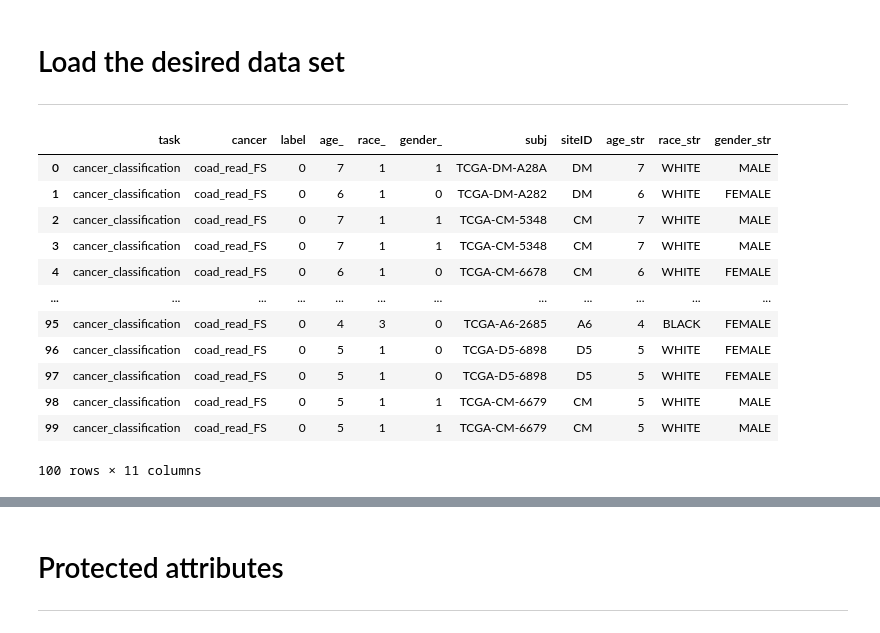
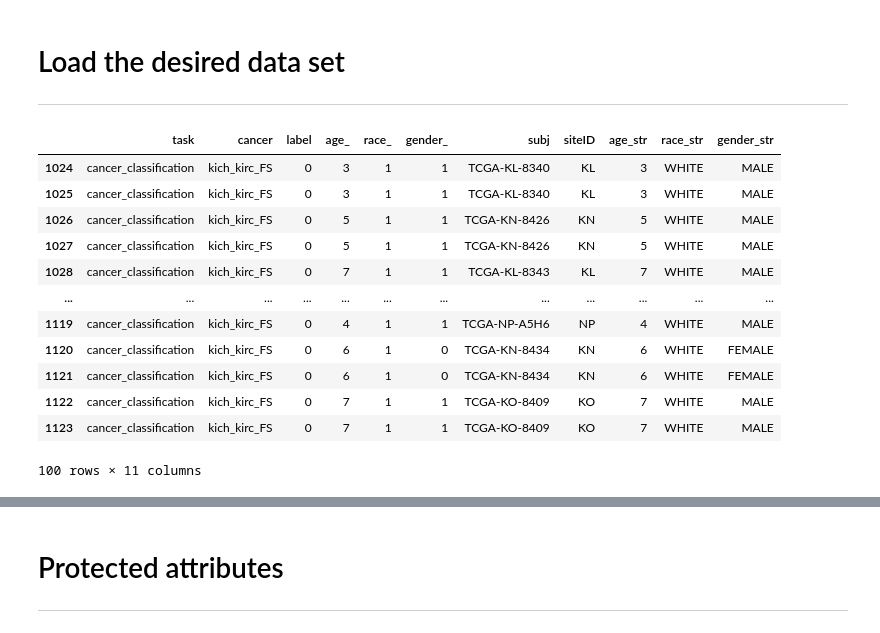
Before and after one commit to gaspardvilla/Intersectional-Fairness-on-Histopathological-images-classification, a Jupyter notebook: eda.ipynb, the cells around one changed output, grey strips where cells are left out. Saved outputs shown, nothing was run; the diff lists cells and outputs as text; code cells hidden in the pictures.

```diff
--- a/eda.ipynb
+++ b/eda.ipynb
@@ -23,20 +23,21 @@ import pandas as pd
 ***
 # %%
 ref = pd.read_pickle('data/info.pkl')
+ref = ref[~ref.cancer.isin(['coad_read_FS', 'coad_read_PM'])]
 ref[:100]
 # %% [output]
 |  | task | cancer | label | age_ | race_ | gender_ | subj | siteID | age_str | race_str | gender_str |
-| 0 | cancer_classification | coad_read_FS | 0 | 7 | 1 | 1 | TCGA-DM-A28A | DM | 7 | WHITE | MALE |
-| 1 | cancer_classification | coad_read_FS | 0 | 6 | 1 | 0 | TCGA-DM-A282 | DM | 6 | WHITE | FEMALE |
-| 2 | cancer_classification | coad_read_FS | 0 | 7 | 1 | 1 | TCGA-CM-5348 | CM | 7 | WHITE | MALE |
-| 3 | cancer_classification | coad_read_FS | 0 | 7 | 1 | 1 | TCGA-CM-5348 | CM | 7 | WHITE | MALE |
-| 4 | cancer_classification | coad_read_FS | 0 | 6 | 1 | 0 | TCGA-CM-6678 | CM | 6 | WHITE | FEMALE |
+| 1024 | cancer_classification | kich_kirc_FS | 0 | 3 | 1 | 1 | TCGA-KL-8340 | KL | 3 | WHITE | MALE |
+| 1025 | cancer_classification | kich_kirc_FS | 0 | 3 | 1 | 1 | TCGA-KL-8340 | KL | 3 | WHITE | MALE |
+| 1026 | cancer_classification | kich_kirc_FS | 0 | 5 | 1 | 1 | TCGA-KN-8426 | KN | 5 | WHITE | MALE |
+| 1027 | cancer_classification | kich_kirc_FS | 0 | 5 | 1 | 1 | TCGA-KN-8426 | KN | 5 | WHITE | MALE |
+| 1028 | cancer_classification | kich_kirc_FS | 0 | 7 | 1 | 1 | TCGA-KL-8343 | KL | 7 | WHITE | MALE |
 | ... | ... | ... | ... | ... | ... | ... | ... | ... | ... | ... | ... |
-| 95 | cancer_classification | coad_read_FS | 0 | 4 | 3 | 0 | TCGA-A6-2685 | A6 | 4 | BLACK | FEMALE |
-| 96 | cancer_classification | coad_read_FS | 0 | 5 | 1 | 0 | TCGA-D5-6898 | D5 | 5 | WHITE | FEMALE |
-| 97 | cancer_classification | coad_read_FS | 0 | 5 | 1 | 0 | TCGA-D5-6898 | D5 | 5 | WHITE | FEMALE |
-| 98 | cancer_classification | coad_read_FS | 0 | 5 | 1 | 1 | TCGA-CM-6679 | CM | 5 | WHITE | MALE |
-| 99 | cancer_classification | coad_read_FS | 0 | 5 | 1 | 1 | TCGA-CM-6679 | CM | 5 | WHITE | MALE |
+| 1119 | cancer_classification | kich_kirc_FS | 0 | 4 | 1 | 1 | TCGA-NP-A5H6 | NP | 4 | WHITE | MALE |
+| 1120 | cancer_classification | kich_kirc_FS | 0 | 6 | 1 | 0 | TCGA-KN-8434 | KN | 6 | WHITE | FEMALE |
+| 1121 | cancer_classification | kich_kirc_FS | 0 | 6 | 1 | 0 | TCGA-KN-8434 | KN | 6 | WHITE | FEMALE |
+| 1122 | cancer_classification | kich_kirc_FS | 0 | 7 | 1 | 1 | TCGA-KO-8409 | KO | 7 | WHITE | MALE |
+| 1123 | cancer_classification | kich_kirc_FS | 0 | 7 | 1 | 1 | TCGA-KO-8409 | KO | 7 | WHITE | MALE |
 100 rows × 11 columns
 # %%
 # Modifications of the refs
```
Also changed, not shown: parts of 3 cells of this notebook, 7 other files.
